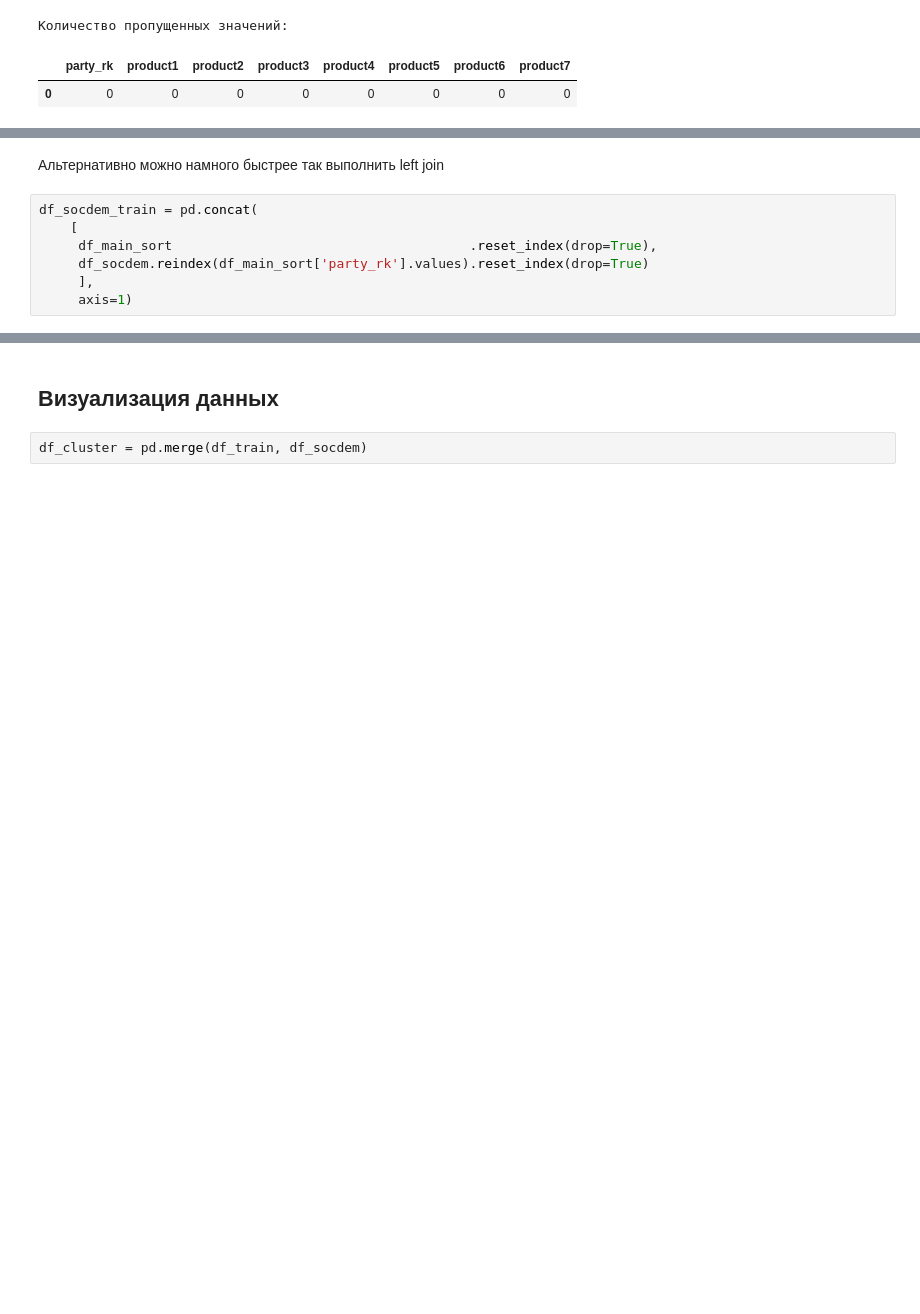
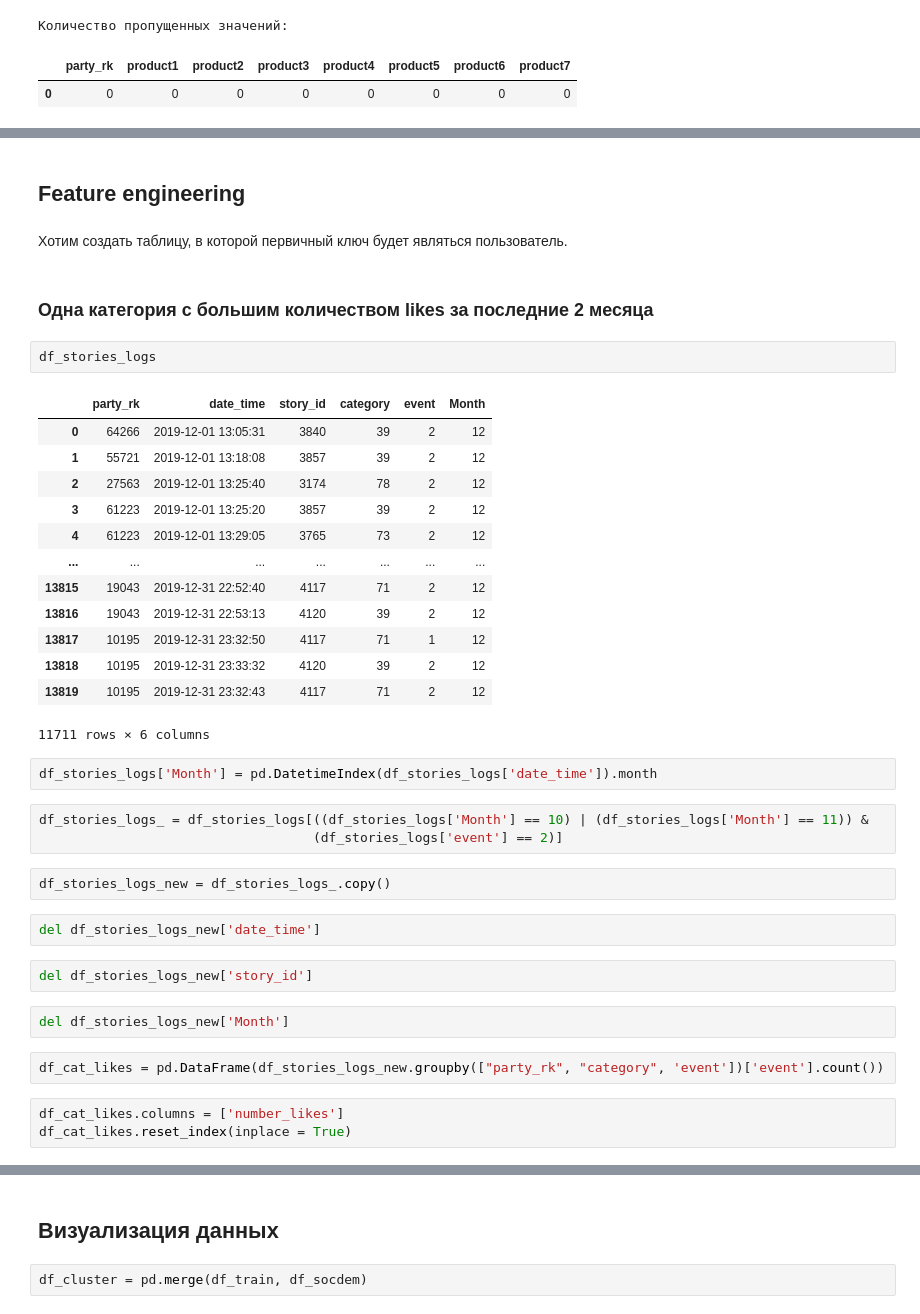
Before and after one commit to Stuksus/Hakaton_Finodays, a Jupyter notebook: temp_version.ipynb, the cells around one changed output, grey strips where cells are left out. Drawn from its saved outputs; the diff is of its cells as text; blank space fills up the shorter version.

Commit message:
Add files via upload
Feature_engineering_3

```diff
--- a/temp_version.ipynb
+++ b/temp_version.ipynb
@@ -863,9 +801,40 @@ df_final = df_temp1.merge(story_texts, on = 'story_id', how = 'left')
-# %% [markdown]
-Альтернативно можно намного быстрее так выполнить left join
-# %%
-df_socdem_train = pd.concat(
-    [
-     df_main_sort                                      .reset_index(drop=True),
-     df_socdem.reindex(df_main_sort['party_rk'].values).reset_index(drop=True)
-     ],
-     axis=1)
+# %% [markdown]
+## Feature engineering <a class="anchor" id="ch3"></a>
+# %% [markdown]
+Хотим создать таблицу, в которой первичный ключ будет являться пользователь.
+# %% [markdown]
+### Одна категория с большим количеством likes за последние 2 месяца  <a class="anchor" id="31"></a>
+# %%
+df_stories_logs
+# %% [output]
+|  | party_rk | date_time | story_id | category | event | Month |
+| 0 | 64266 | 2019-12-01 13:05:31 | 3840 | 39 | 2 | 12 |
+| 1 | 55721 | 2019-12-01 13:18:08 | 3857 | 39 | 2 | 12 |
+| 2 | 27563 | 2019-12-01 13:25:40 | 3174 | 78 | 2 | 12 |
+| 3 | 61223 | 2019-12-01 13:25:20 | 3857 | 39 | 2 | 12 |
+| 4 | 61223 | 2019-12-01 13:29:05 | 3765 | 73 | 2 | 12 |
+| ... | ... | ... | ... | ... | ... | ... |
+| 13815 | 19043 | 2019-12-31 22:52:40 | 4117 | 71 | 2 | 12 |
+| 13816 | 19043 | 2019-12-31 22:53:13 | 4120 | 39 | 2 | 12 |
+| 13817 | 10195 | 2019-12-31 23:32:50 | 4117 | 71 | 1 | 12 |
+| 13818 | 10195 | 2019-12-31 23:33:32 | 4120 | 39 | 2 | 12 |
+| 13819 | 10195 | 2019-12-31 23:32:43 | 4117 | 71 | 2 | 12 |
+11711 rows × 6 columns
+# %%
+df_stories_logs['Month'] = pd.DatetimeIndex(df_stories_logs['date_time']).month
+# %%
+df_stories_logs_ = df_stories_logs[((df_stories_logs['Month'] == 10) | (df_stories_logs['Month'] == 11)) &
+                                   (df_stories_logs['event'] == 2)]
+# %%
+df_stories_logs_new = df_stories_logs_.copy()
+# %%
+del df_stories_logs_new['date_time']
+# %%
+del df_stories_logs_new['story_id']
+# %%
+del df_stories_logs_new['Month']
+# %%
+df_cat_likes = pd.DataFrame(df_stories_logs_new.groupby(["party_rk", "category", 'event'])['event'].count())
+# %%
+df_cat_likes.columns = ['number_likes']
+df_cat_likes.reset_index(inplace = True)
```
Also changed, not shown: parts of 42 cells of this notebook.
